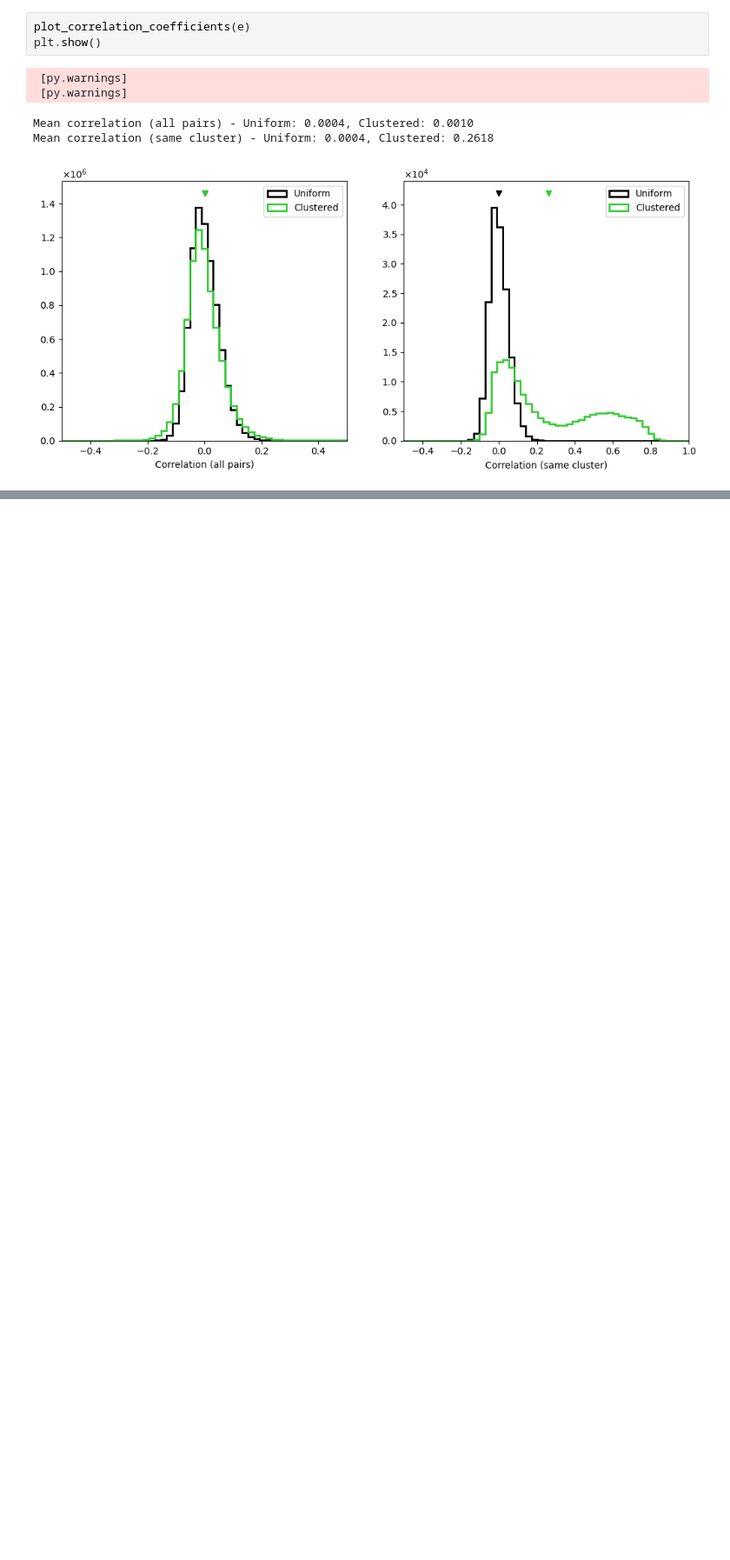
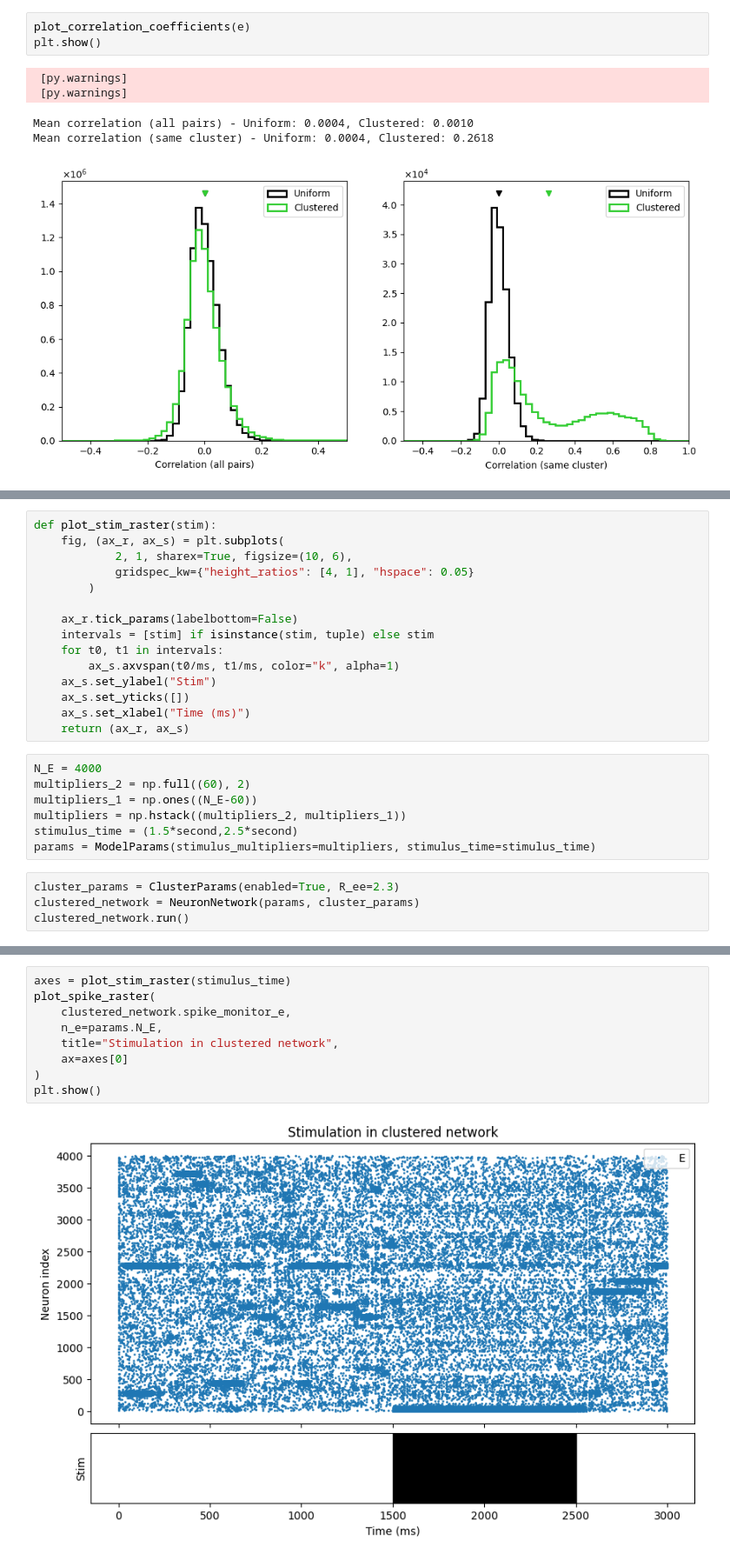
Before and after one commit to arjunpur/clustered-networks, a Jupyter notebook: base_model.ipynb, the cells around one changed output, grey strips where cells are left out. Shown at 87% size. Drawn from its saved outputs; the diff is of its cells as text; blank space fills up the shorter version.

Commit message:
Added cluster stimulus experiment

```diff
--- a/base_model.ipynb
+++ b/base_model.ipynb
@@ -638,0 +641,26 @@ Mean correlation (same cluster) - Uniform: 0.0004, Clustered: 0.2618
+# %%
+def plot_stim_raster(stim):
+    fig, (ax_r, ax_s) = plt.subplots(
+            2, 1, sharex=True, figsize=(10, 6),
+            gridspec_kw={"height_ratios": [4, 1], "hspace": 0.05}
+        )
+
+    ax_r.tick_params(labelbottom=False)
+    intervals = [stim] if isinstance(stim, tuple) else stim
+    for t0, t1 in intervals:
+        ax_s.axvspan(t0/ms, t1/ms, color="k", alpha=1)
+    ax_s.set_ylabel("Stim")
+    ax_s.set_yticks([])
+    ax_s.set_xlabel("Time (ms)")
+    return (ax_r, ax_s)
+# %%
+N_E = 4000
+multipliers_2 = np.full((60), 2)
+multipliers_1 = np.ones((N_E-60))
+multipliers = np.hstack((multipliers_2, multipliers_1))
+stimulus_time = (1.5*second,2.5*second)
+params = ModelParams(stimulus_multipliers=multipliers, stimulus_time=stimulus_time)
+# %%
+cluster_params = ClusterParams(enabled=True, R_ee=2.3)
+clustered_network = NeuronNetwork(params, cluster_params)
+clustered_network.run()
@@ -638,0 +671,11 @@ Mean correlation (same cluster) - Uniform: 0.0004, Clustered: 0.2618
+# %%
+axes = plot_stim_raster(stimulus_time)
+plot_spike_raster(
+    clustered_network.spike_monitor_e,
+    n_e=params.N_E,
+    title="Stimulation in clustered network",
+    ax=axes[0]
+)
+plt.show()
+# %% [output]
+[figure, added]
```
Also changed, not shown: parts of 5 cells of this notebook, 1 other file.
